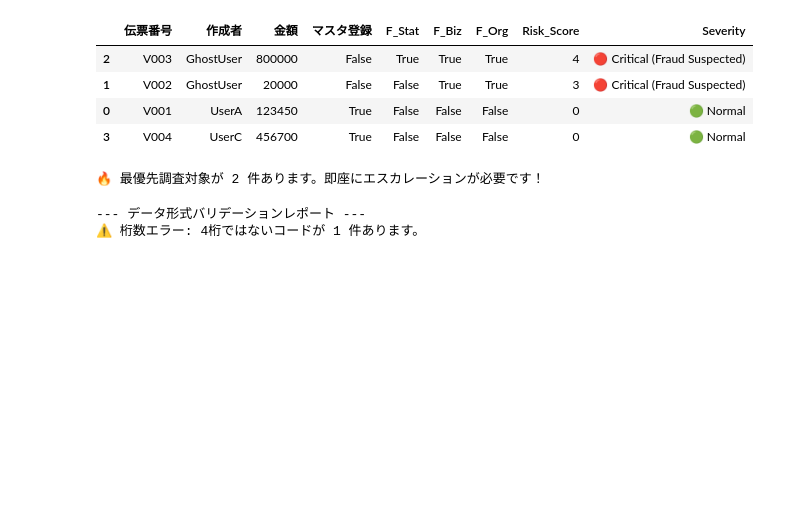
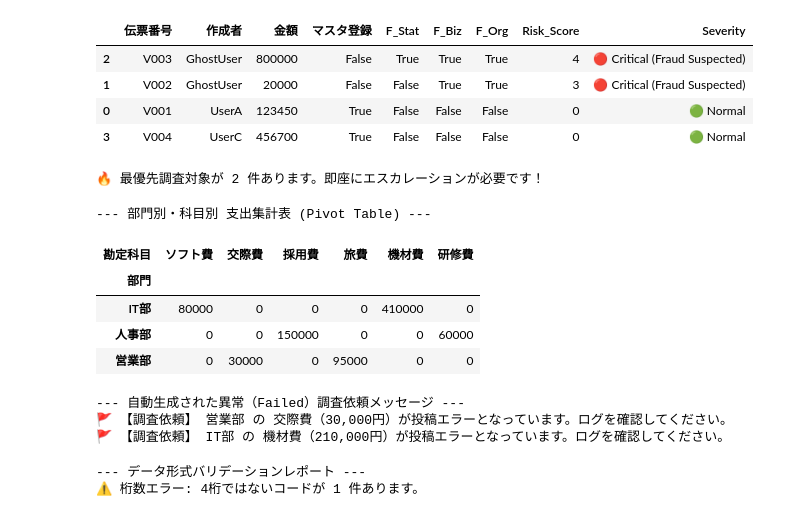
Before and after one commit to Koji-Accounting-Tech/D365-Finance-Data-Validator, a Jupyter notebook: D365_Data_Processing.ipynb, the cells around one changed output. Cells and saved outputs as stored; diff of their text form; code cells hidden in the pictures; blank space fills up the shorter version.

```diff
--- a/D365_Data_Processing.ipynb
+++ b/D365_Data_Processing.ipynb
@@ -1012,6 +1012,50 @@ if not critical_list.empty:
 | 0 | V001 | UserA | 123450 | True | False | False | False | 0 | 🟢 Normal |
 | 3 | V004 | UserC | 456700 | True | False | False | False | 0 | 🟢 Normal |
 🔥 最優先調査対象が 2 件あります。即座にエスカレーションが必要です！
+# %%
+import pandas as pd
+
+# 1. 模擬仕訳データ（大量のログを想定）
+raw_data = {
+    '部門': ['営業部', 'IT部', '営業部', '人事部', 'IT部', '営業部', '人事部', 'IT部'],
+    '勘定科目': ['旅費', '機材費', '交際費', '採用費', 'ソフト費', '旅費', '研修費', '機材費'],
+    '金額': [50000, 200000, 30000, 150000, 80000, 45000, 60000, 210000],
+    'ステータス': ['Success', 'Success', 'Failed', 'Success', 'Success', 'Success', 'Success', 'Failed']
+}
+df_logs = pd.DataFrame(raw_data)
+
+# 2. ピボットテーブルの作成
+# 「部門」を行、「勘定科目」を列にして、金額を合計（sum）します
+pivot_summary = df_logs.pivot_table(
+    index='部門',
+    columns='勘定科目',
+    values='金額',
+    aggfunc='sum',
+    fill_value=0 # データがない場所を0で埋める
+)
+
+# 3. エラー（Failed）が発生している部門と科目を特定
+error_logs = df_logs[df_logs['ステータス'] == 'Failed']
+
+print("--- 部門別・科目別 支出集計表 (Pivot Table) ---")
+display(pivot_summary)
+
+print("\n--- 自動生成された異常（Failed）調査依頼メッセージ ---")
+if not error_logs.empty:
+    for index, row in error_logs.iterrows():
+        print(f"🚩 【調査依頼】 {row['部門']} の {row['勘定科目']}（{row['金額']:,}円）が投稿エラーとなっています。ログを確認してください。")
+else:
+    print("✅ すべての処理は正常に完了しています。")
+# %% [output]
+--- 部門別・科目別 支出集計表 (Pivot Table) ---
+| 勘定科目 | ソフト費 | 交際費 | 採用費 | 旅費 | 機材費 | 研修費 |
+| 部門 |  |  |  |  |  |  |
+| IT部 | 80000 | 0 | 0 | 0 | 410000 | 0 |
+| 人事部 | 0 | 0 | 150000 | 0 | 0 | 60000 |
+| 営業部 | 0 | 30000 | 0 | 95000 | 0 | 0 |
+--- 自動生成された異常（Failed）調査依頼メッセージ ---
+🚩 【調査依頼】 営業部 の 交際費（30,000円）が投稿エラーとなっています。ログを確認してください。
+🚩 【調査依頼】 IT部 の 機材費（210,000円）が投稿エラーとなっています。ログを確認してください。
 # %%
 import pandas as pd
 
```
